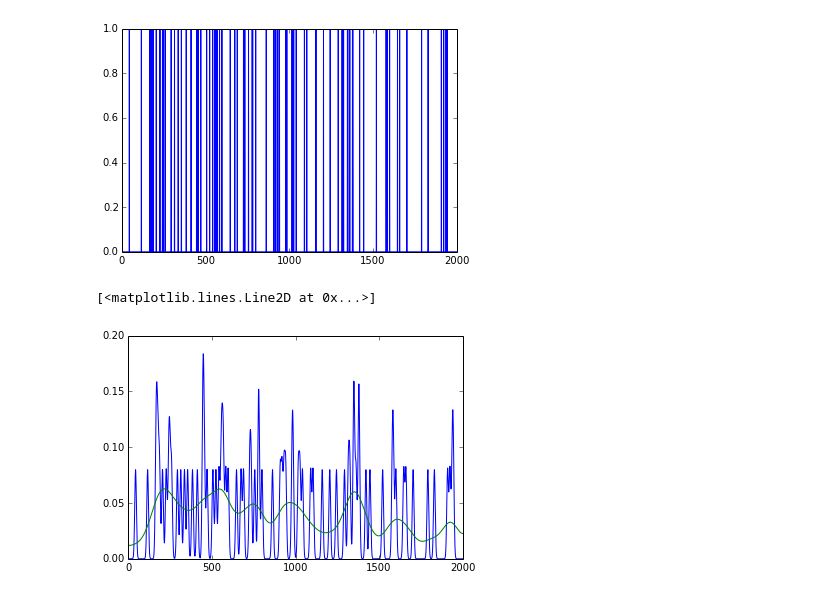
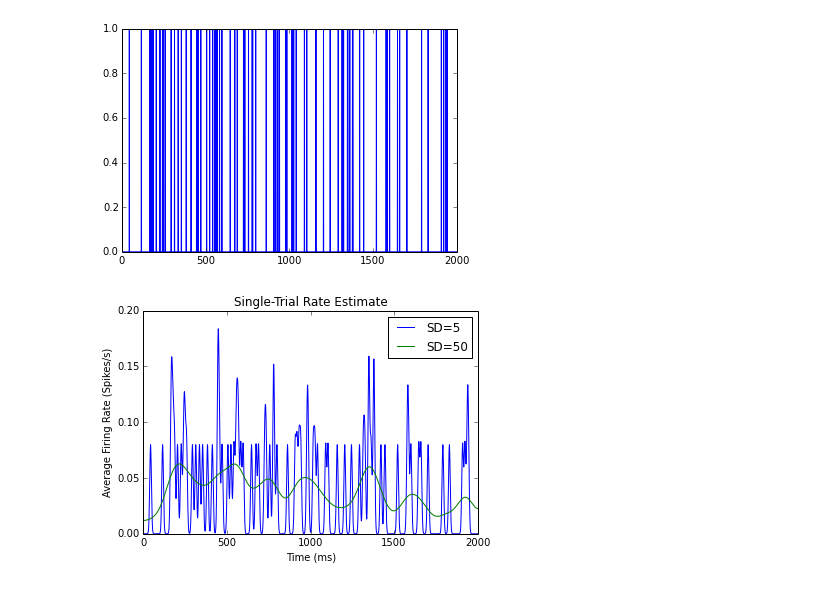
Before and after one commit to Seanny123/SYDE552, a Jupyter notebook: neuron_responses/Q1.ipynb, the cells around one changed output. Saved outputs shown, nothing was run; the diff lists cells and outputs as text; code cells hidden in the pictures.

```diff
--- a/neuron_responses/Q1.ipynb
+++ b/neuron_responses/Q1.ipynb
@@ -62,9 +68,13 @@ plt.plot(sp_trial)
 # %%
 plt.plot(gaussian_filter1d(sp_trial, sigma=5))
 plt.plot(gaussian_filter1d(sp_trial, sigma=50))
+plt.title("Single-Trial Rate Estimate")
+plt.xlabel("Time (ms)")
+plt.ylabel("Average Firing Rate (Spikes/s)")
+plt.legend(["SD=5", "SD=50"])
+plt.savefig("gaussrate")
 # %% [output]
-[<matplotlib.lines.Line2D at 0x...>]
-[figure, old version]
+[figure, new version]
 # %%
 dirs = np.unique(direc)
 d_spikes = [[] for _ in range(dirs.shape[0])]
```
Also changed, not shown: parts of 4 cells of this notebook, 7 other files.
